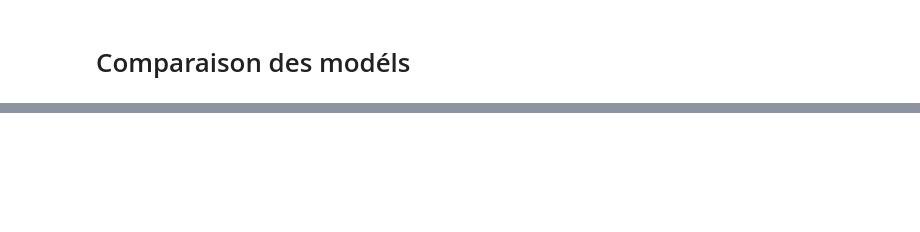
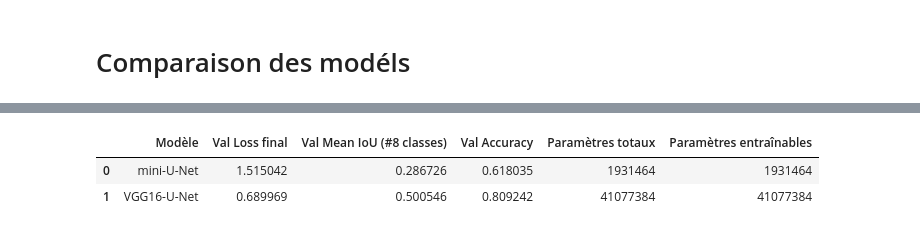
Before and after one commit to amadousysada/image-segmentation, a Jupyter notebook: p8_01_exploration_and_features_extraction.ipynb, the cells around one changed output, grey strips where cells are left out. Saved outputs shown, nothing was run; the diff lists cells and outputs as text; code cells hidden in the pictures; blank space fills up the shorter version.

```diff
--- a/p8_01_exploration_and_features_extraction.ipynb
+++ b/p8_01_exploration_and_features_extraction.ipynb
@@ -915,0 +929,35 @@ for batch, masks in test_ds.take(1):  # prendre un seul batch (32 images)
+# %%
+import pandas as pd
+
+df = pd.DataFrame({
+    "Modèle": [
+        "mini-U-Net",
+        "VGG16-U-Net"
+    ],
+    "Val Loss final": [
+        np.mean(hist_mini_unet.history['val_loss']),
+        np.mean(hist_vgg.history['val_loss'])
+    ],
+    "Val Mean IoU (#8 classes)": [
+        np.mean(hist_mini_unet.history['val_mean_io_u_argmax']),
+        np.mean(hist_vgg.history['val_mean_io_u_argmax'])
+    ],
+    "Val Accuracy": [
+        np.mean(hist_mini_unet.history['val_accuracy']),
+        np.mean(hist_vgg.history['val_accuracy'])
+    ],
+    "Paramètres totaux": [
+        mini_unet_model.count_params(),
+        vgg_model.count_params()
+    ],
+    "Paramètres entraînables": [
+        mini_unet_model.count_params(),
+        vgg_model.count_params()
+    ]
+})
+
+display(df)
+# %% [output]
+|  | Modèle | Val Loss final | Val Mean IoU (#8 classes) | Val Accuracy | Paramètres totaux | Paramètres entraînables |
+| 0 | mini-U-Net | 1.515042 | 0.286726 | 0.618035 | 1931464 | 1931464 |
+| 1 | VGG16-U-Net | 0.689969 | 0.500546 | 0.809242 | 41077384 | 41077384 |
```
Also changed, not shown: parts of 22 cells of this notebook.
